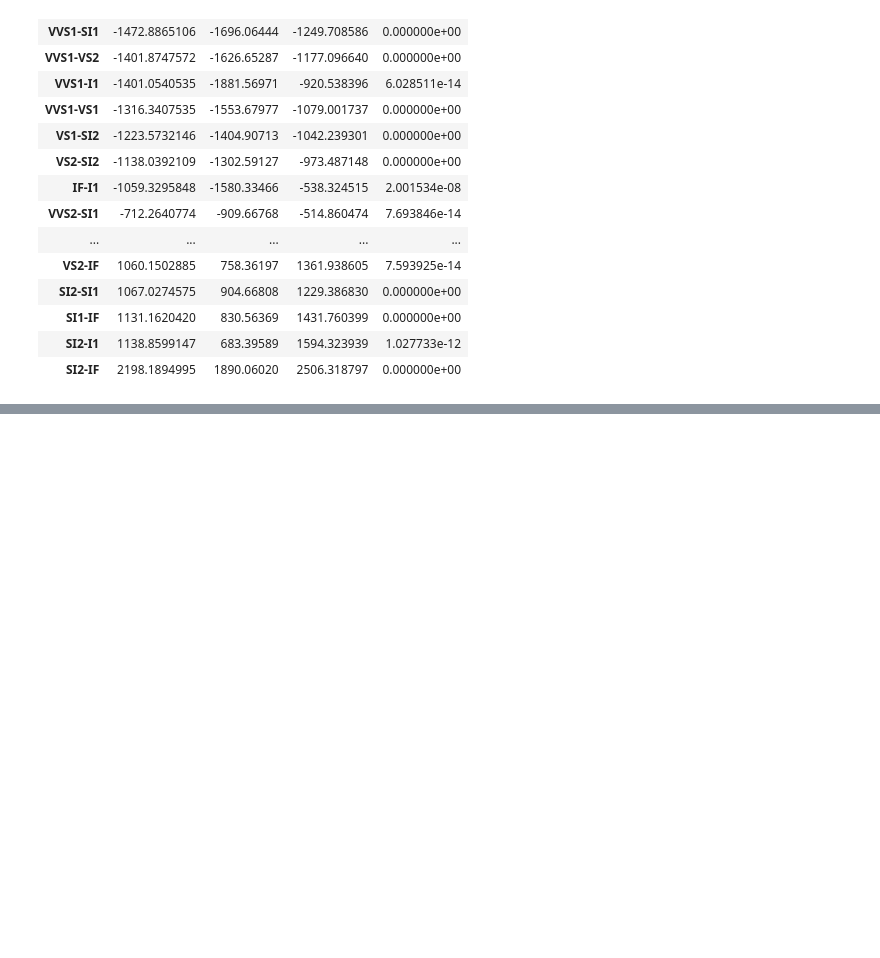
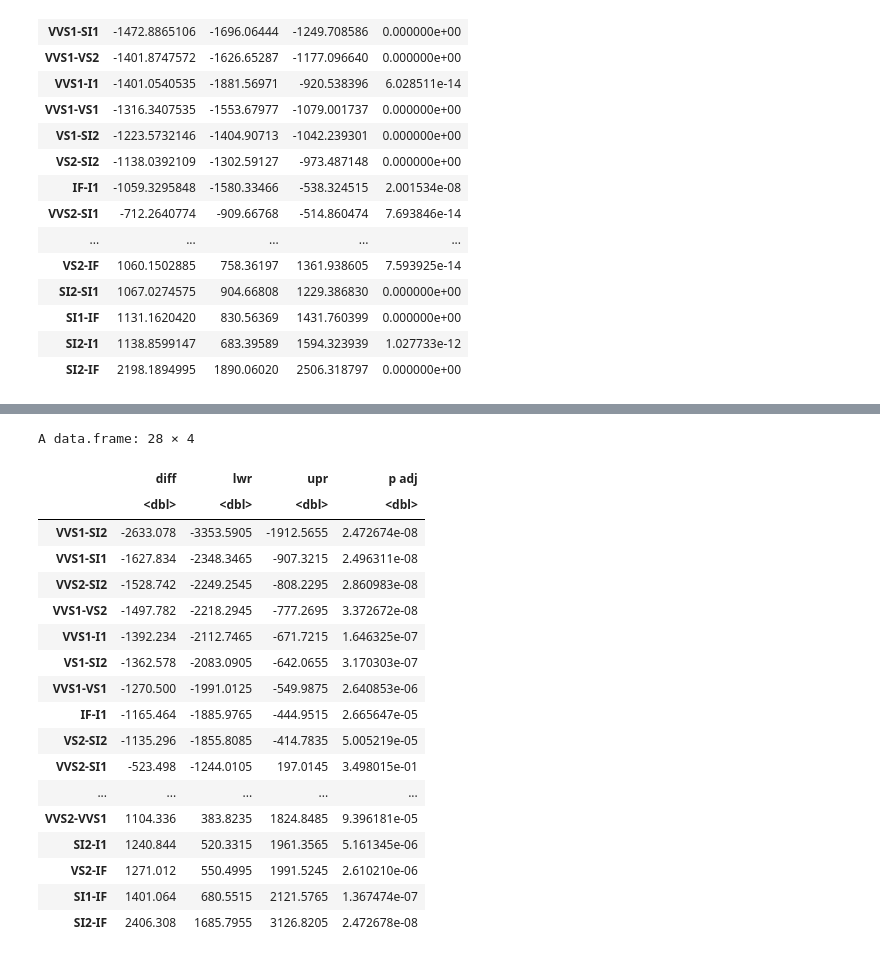
Before and after one commit to whats2000/coding-stuff-I-make-from-learning, a Jupyter notebook: R/other/Team Project/project.ipynb, the cells around one changed output, grey strips where cells are left out. Drawn from its saved outputs; the diff is of its cells as text; code cells hidden in the pictures; blank space fills up the shorter version.

```diff
--- a/R/other/Team Project/project.ipynb
+++ b/R/other/Team Project/project.ipynb
@@ -332,0 +361,29 @@ A data.frame: 28 × 4
+# %%
+# 將 TukeyHSD 結果轉換為資料框
+sample_tukey_result <- as.data.frame(sample_result$`clarity`)
+
+# 將比較結果依照差異排序
+sample_summary_result <- sample_tukey_result[order(sample_tukey_result$diff), ]
+
+# 顯示排序後的比較結果
+sample_summary_result
+# %% [output]
+A data.frame: 28 × 4
+|  | diff | lwr | upr | p adj |
+|  | <dbl> | <dbl> | <dbl> | <dbl> |
+| VVS1-SI2 | -2633.078 | -3353.5905 | -1912.5655 | 2.472674e-08 |
+| VVS1-SI1 | -1627.834 | -2348.3465 | -907.3215 | 2.496311e-08 |
+| VVS2-SI2 | -1528.742 | -2249.2545 | -808.2295 | 2.860983e-08 |
+| VVS1-VS2 | -1497.782 | -2218.2945 | -777.2695 | 3.372672e-08 |
+| VVS1-I1 | -1392.234 | -2112.7465 | -671.7215 | 1.646325e-07 |
+| VS1-SI2 | -1362.578 | -2083.0905 | -642.0655 | 3.170303e-07 |
+| VVS1-VS1 | -1270.500 | -1991.0125 | -549.9875 | 2.640853e-06 |
+| IF-I1 | -1165.464 | -1885.9765 | -444.9515 | 2.665647e-05 |
+| VS2-SI2 | -1135.296 | -1855.8085 | -414.7835 | 5.005219e-05 |
+| VVS2-SI1 | -523.498 | -1244.0105 | 197.0145 | 3.498015e-01 |
+| ... | ... | ... | ... | ... |
+| VVS2-VVS1 | 1104.336 | 383.8235 | 1824.8485 | 9.396181e-05 |
+| SI2-I1 | 1240.844 | 520.3315 | 1961.3565 | 5.161345e-06 |
+| VS2-IF | 1271.012 | 550.4995 | 1991.5245 | 2.610210e-06 |
+| SI1-IF | 1401.064 | 680.5515 | 2121.5765 | 1.367474e-07 |
+| SI2-IF | 2406.308 | 1685.7955 | 3126.8205 | 2.472678e-08 |
```
Also changed, not shown: parts of 14 cells of this notebook.
